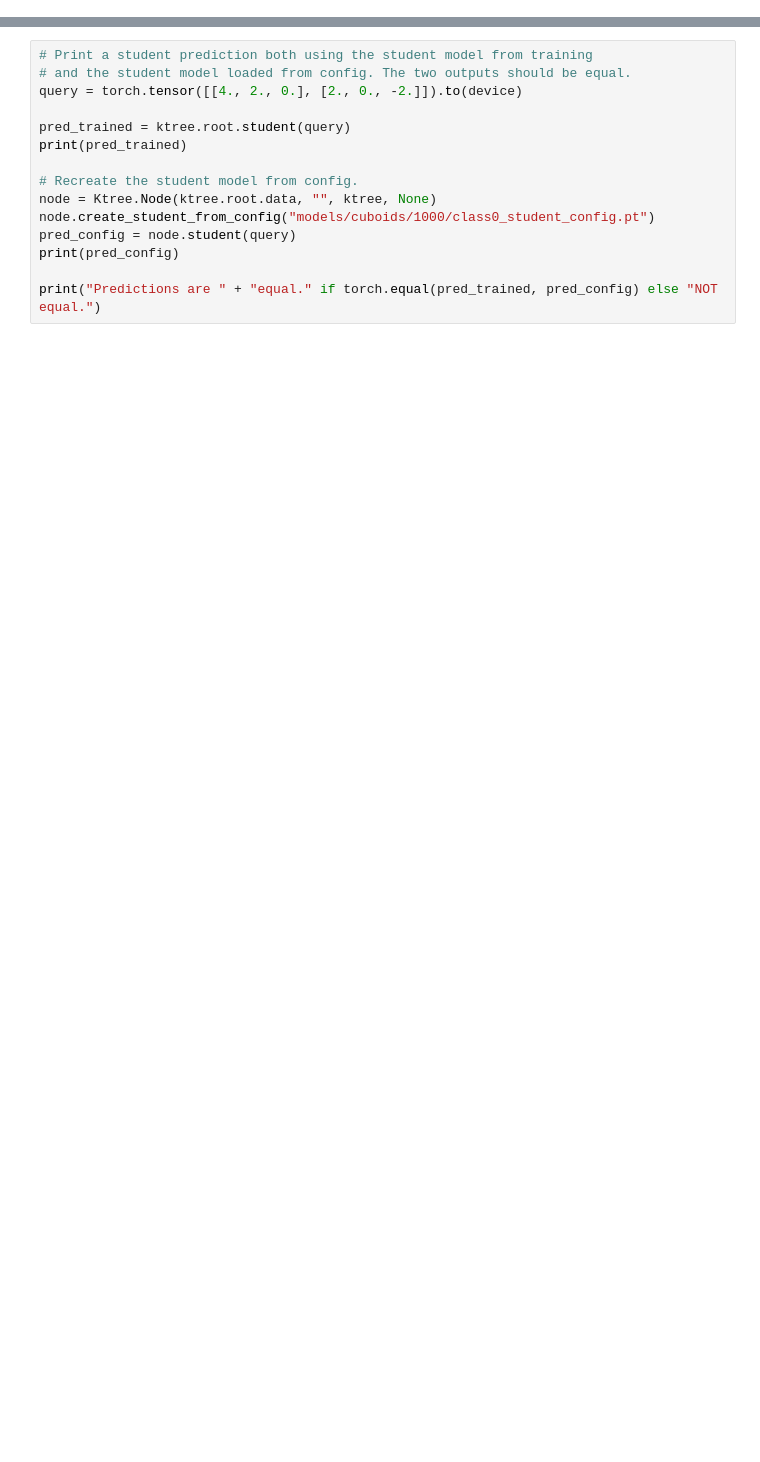
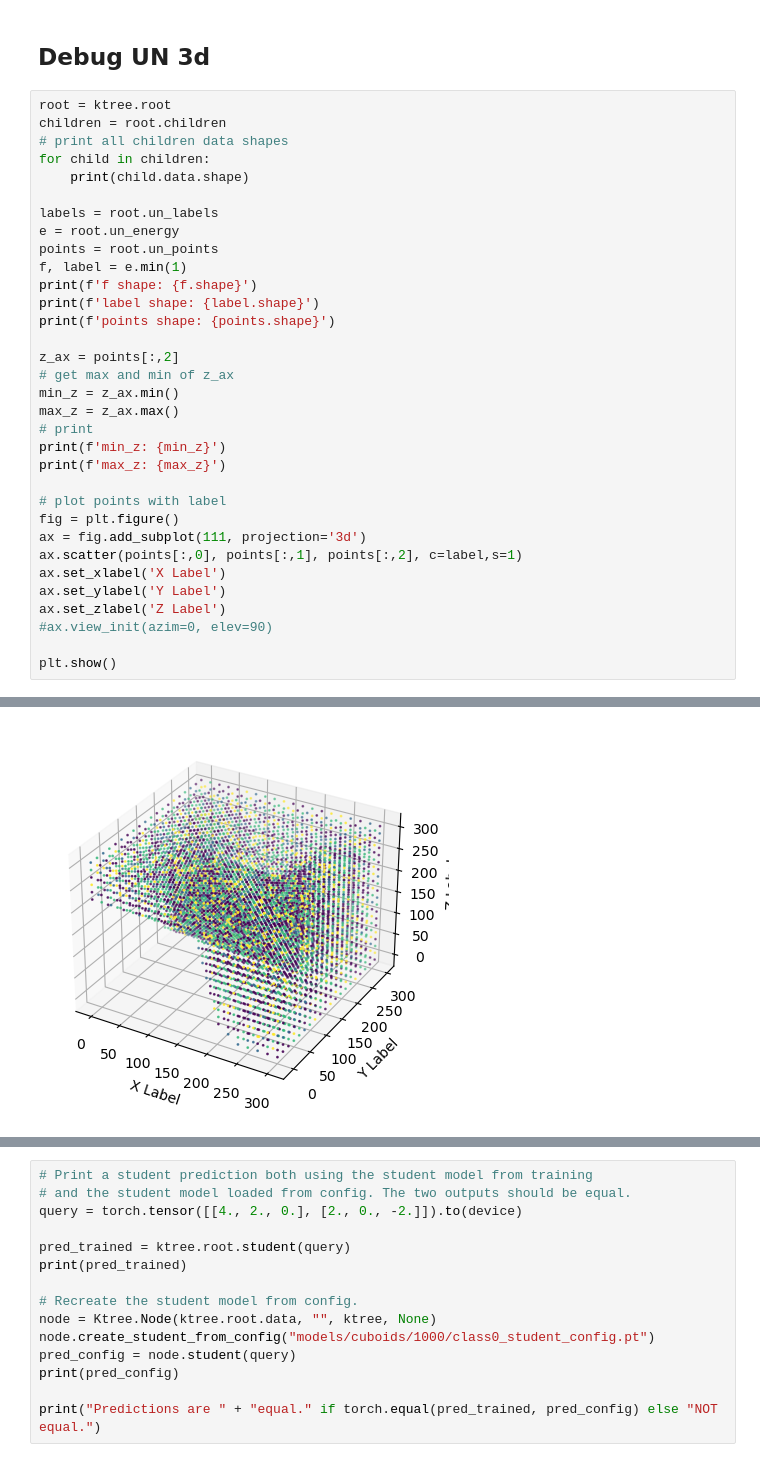
Before and after one commit to PRigas96/GeoCluster, a Jupyter notebook: class3d.ipynb, the cells around one changed output, grey strips where cells are left out. Saved outputs shown, nothing was run; the diff lists cells and outputs as text; blank space fills up the shorter version.

Commit message:
3d debug and code reformat

```diff
--- a/class3d.ipynb
+++ b/class3d.ipynb
@@ -29,0 +57,36 @@ ktree.create_tree(save_path_prefix="models/cuboids/1000/class")
+# %% [markdown]
+## Debug UN 3d
+# %%
+root = ktree.root
+children = root.children
+# print all children data shapes
+for child in children:
+    print(child.data.shape)
+
+labels = root.un_labels
+e = root.un_energy
+points = root.un_points
+f, label = e.min(1)
+print(f'f shape: {f.shape}')
+print(f'label shape: {label.shape}')
+print(f'points shape: {points.shape}')
+
+z_ax = points[:,2]
+# get max and min of z_ax
+min_z = z_ax.min()
+max_z = z_ax.max()
+# print
+print(f'min_z: {min_z}')
+print(f'max_z: {max_z}')
+
+# plot points with label
+fig = plt.figure()
+ax = fig.add_subplot(111, projection='3d')
+ax.scatter(points[:,0], points[:,1], points[:,2], c=label,s=1)
+ax.set_xlabel('X Label')
+ax.set_ylabel('Y Label')
+ax.set_zlabel('Z Label')
+#ax.view_init(azim=0, elev=90)
+
+plt.show()
+# %% [output]
@@ -29,0 +106 @@ ktree.create_tree(save_path_prefix="models/cuboids/1000/class")
+[figure, added]
```
Also changed, not shown: parts of 9 cells of this notebook, 4 other files.
